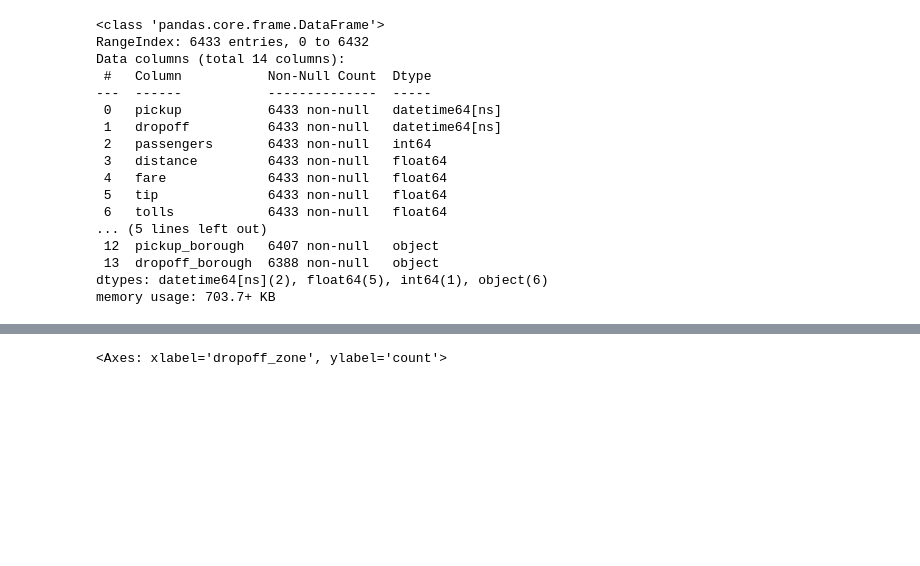
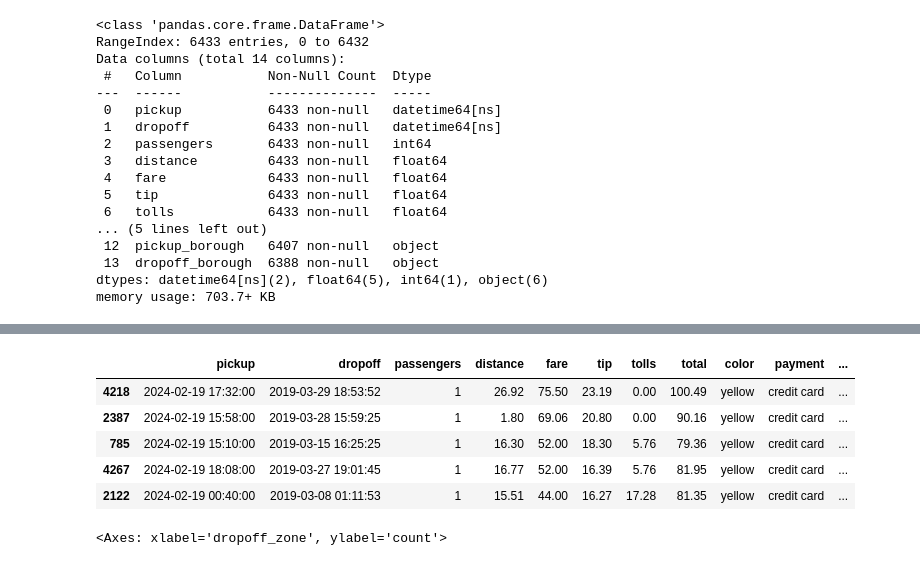
Before and after one commit to MagicalGlove/MachineLearning, a Jupyter notebook: Ola 1.ipynb, the cells around one changed output, grey strips where cells are left out. Saved outputs shown, nothing was run; the diff lists cells and outputs as text; code cells hidden in the pictures; blank space fills up the shorter version.

```diff
--- a/Ola 1.ipynb
+++ b/Ola 1.ipynb
@@ -62,3 +83,12 @@ Cleaned total: 146
+# %%
+tripData.sort_values('tip', ascending=False).head(5)
+# %% [output]
+|  | pickup | dropoff | passengers | distance | fare | tip | tolls | total | color | payment | ... |
+| 4218 | 2024-02-19 17:32:00 | 2019-03-29 18:53:52 | 1 | 26.92 | 75.50 | 23.19 | 0.00 | 100.49 | yellow | credit card | ... |
+| 2387 | 2024-02-19 15:58:00 | 2019-03-28 15:59:25 | 1 | 1.80 | 69.06 | 20.80 | 0.00 | 90.16 | yellow | credit card | ... |
+| 785 | 2024-02-19 15:10:00 | 2019-03-15 16:25:25 | 1 | 16.30 | 52.00 | 18.30 | 5.76 | 79.36 | yellow | credit card | ... |
+| 4267 | 2024-02-19 18:08:00 | 2019-03-27 19:01:45 | 1 | 16.77 | 52.00 | 16.39 | 5.76 | 81.95 | yellow | credit card | ... |
+| 2122 | 2024-02-19 00:40:00 | 2019-03-08 01:11:53 | 1 | 15.51 | 44.00 | 16.27 | 17.28 | 81.35 | yellow | credit card | ... |
 # %%
 #4 Data Visualization
 sns.countplot(data=tripData, x="dropoff_zone", order=tripData['dropoff_zone'].value_counts().iloc[:3].index)
```
Also changed, not shown: parts of 6 cells of this notebook.
